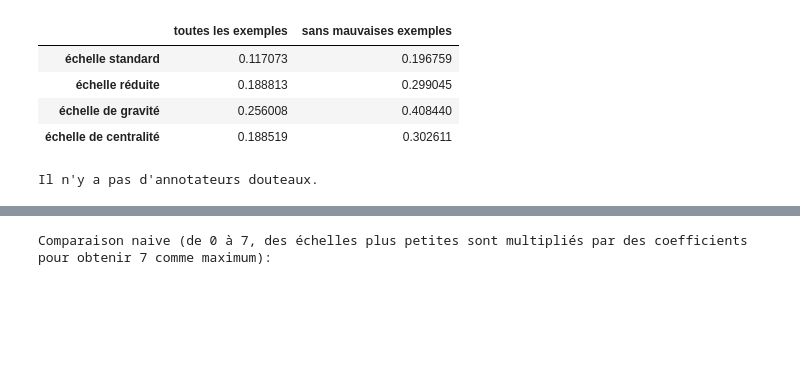
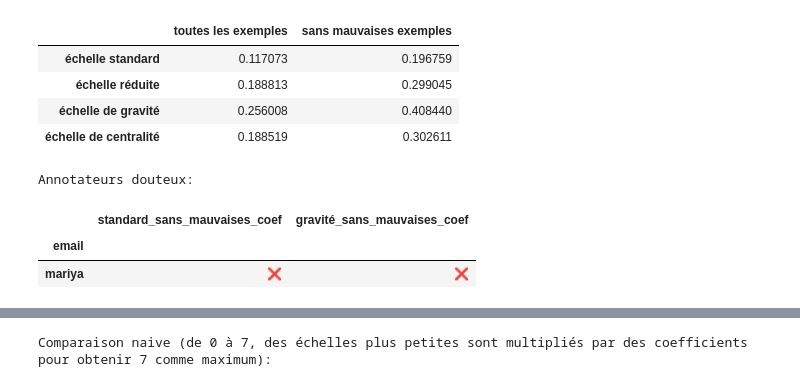
Before and after one commit to project178/coref-metrics-vs-humans, a Jupyter notebook: data_analysis.ipynb, the cells around one changed output, grey strips where cells are left out. Cells and saved outputs as stored; diff of their text form; code cells hidden in the pictures; blank space fills up the shorter version.

```diff
--- a/data_analysis.ipynb
+++ b/data_analysis.ipynb
@@ -81,20 +133,23 @@ Alphas de Krippendorff:
 | échelle réduite | 0.188813 | 0.299045 |
 | échelle de gravité | 0.256008 | 0.408440 |
 | échelle de centralité | 0.188519 | 0.302611 |
-# %%
-trust_coefs = {'standard_coef':get_trust_coefs(answers),
-               'standard_sans_mauvaises_coef':get_trust_coefs(answers, good_only=True),
-               'réduit_coef':get_trust_coefs(small),
-               'réduit_sans_mauvaises_coef':get_trust_coefs(small, good_only=True),
-               'gravité_coef':get_trust_coefs(gravity_eval),
-               'gravité_sans_mauvaises_coef':get_trust_coefs(gravity_eval, good_only=True),
-               'centralité_coef':get_trust_coefs(centrality_eval),
-               'centralité_sans_mauvaises_coef':get_trust_coefs(centrality_eval, good_only=True)}
-bad_annot = {scale:list(ident_bad_annot(coef)) for scale, annot in trust_coefs.items()}
-if not(any(bad_annot.values())): print("Il n'y a pas d'annotateurs douteaux.")
-else:
-    print("Annotateurs douteux:")
-    display(pd.DataFrame({scale:["❌" if annotator in annot else "" for annotator in answers.index] for scale, annot in bad_annot.items()}, index=answers.index))
-# %% [output]
-Il n'y a pas d'annotateurs douteaux.
+# %%
+trust_coefs = {'standard_coef':get_trust_coefs(answers),
+               'standard_sans_mauvaises_coef':get_trust_coefs(answers, good_only=True),
+               'réduit_coef':get_trust_coefs(small),
+               'réduit_sans_mauvaises_coef':get_trust_coefs(small, good_only=True),
+               'gravité_coef':get_trust_coefs(gravity_eval),
+               'gravité_sans_mauvaises_coef':get_trust_coefs(gravity_eval, good_only=True),
+               'centralité_coef':get_trust_coefs(centrality_eval),
+               'centralité_sans_mauvaises_coef':get_trust_coefs(centrality_eval, good_only=True)}
+bad_annot = {scale:list(ident_bad_annot(annot)) for scale, annot in trust_coefs.items()}
+if not(any(bad_annot.values())): print("Il n'y a pas d'annotateurs douteaux.")
+else:
+    print("Annotateurs douteux:")
+    display(pd.DataFrame({scale:["❌" if annotator in annot else None for annotator in answers.index] for scale, annot in bad_annot.items()}, index=answers.index).dropna(how="all", axis=0).dropna(how="all", axis=1).fillna(""))
+# %% [output]
+Annotateurs douteux:
+|  | standard_sans_mauvaises_coef | gravité_sans_mauvaises_coef |
+| email |  |  |
+| mariya | ❌ | ❌ |
 # %%
```
Also changed, not shown: parts of 10 cells of this notebook, 34 other files.
